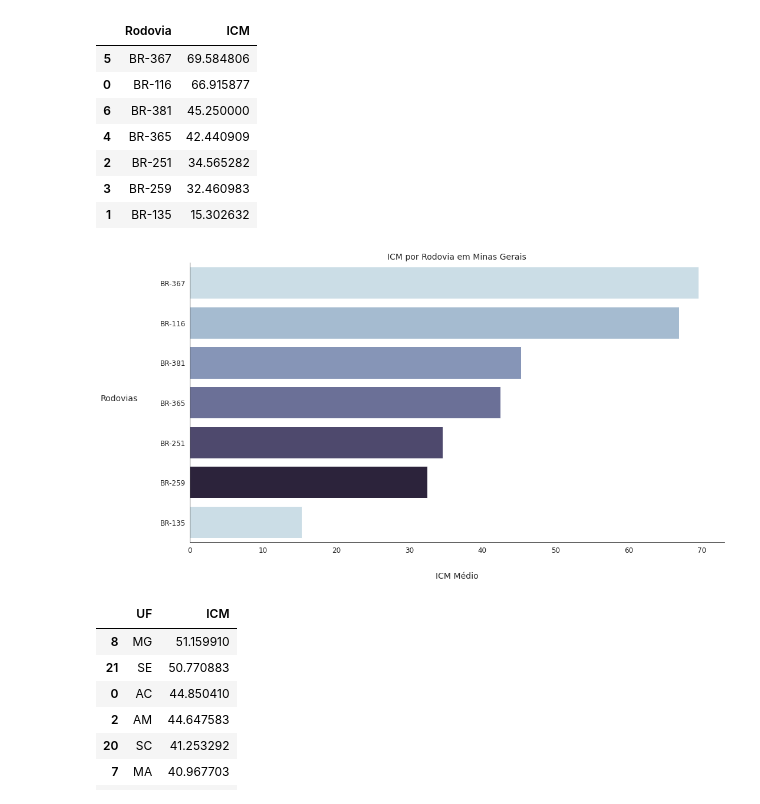
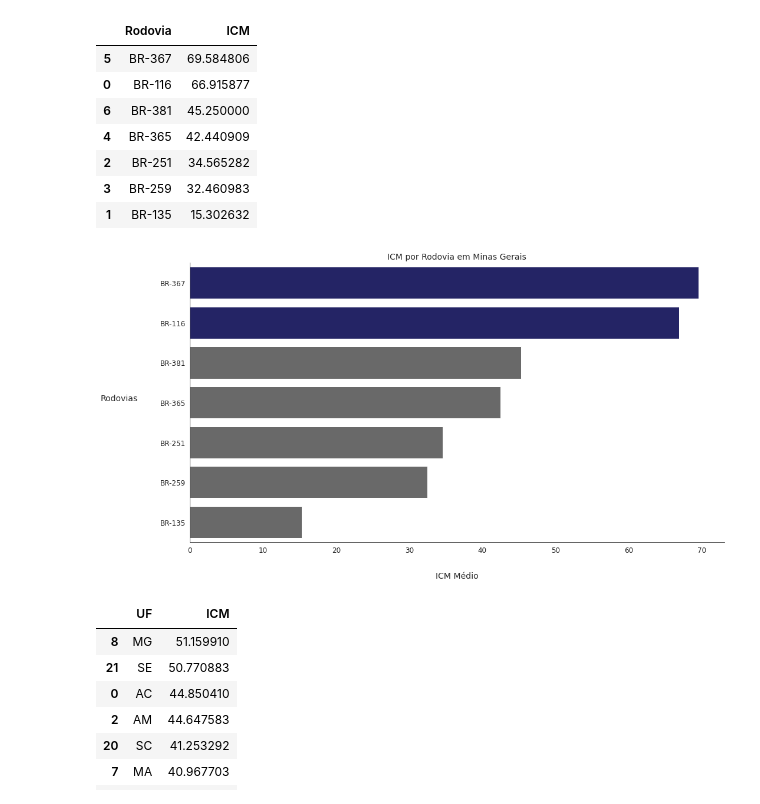
Before and after one commit to iagohenris/Engenharia-de-Transportes, a Jupyter notebook: IndicePavimentação.ipynb, the cells around one changed output. Cells and saved outputs as stored; diff of their text form; code cells hidden in the pictures.

```diff
--- a/IndicePavimentação.ipynb
+++ b/IndicePavimentação.ipynb
@@ -178,16 +178,16 @@ EstadoMG
 # %%
 #Gráfico de Barra Horizontal
 plt.figure(figsize=(15,8)) #Tamanho do gráfico
 sns.set_style('white') #Estilo do gráfico
-sns.barplot(data = EstadoMG, x='ICM', y='Rodovia', palette=sns.color_palette("ch:s=.25,rot=-.25")) #Quais dados plotar no gráfico
+sns.barplot(data = EstadoMG, x='ICM', y='Rodovia', palette=[('midnightblue' if i >= 50 else 'dimgray') for i in EstadoMG['ICM']]) #Quais dados plotar no gráfico
 plt.xlabel('ICM Médio', size=14,labelpad=30) #Eixo X Rótulo / Título do Eixo
 plt.ylabel('Rodovias', size=14,rotation=0,labelpad=70) #Eixo Y Rótulo / Título do Eixo
 plt.title('ICM por Rodovia em Minas Gerais', size=14) #Título
 plt.tick_params(axis='both', which='major', labelsize=12) #Eixo X e Y dos dados formatação
 sns.despine() #Tirar Linha do topo e direita do gráfico
 plt.tight_layout() #Melhorar Visualização
 # %% [output]
-[figure, old version]
+[figure, new version]
 # %%
 Estados = dfpavimentacao.groupby(['UF']).agg({'ICM':'mean'}).reset_index().sort_values(['ICM'],ascending=False)
 Estados
```
Also changed, not shown: parts of 3 cells of this notebook.
